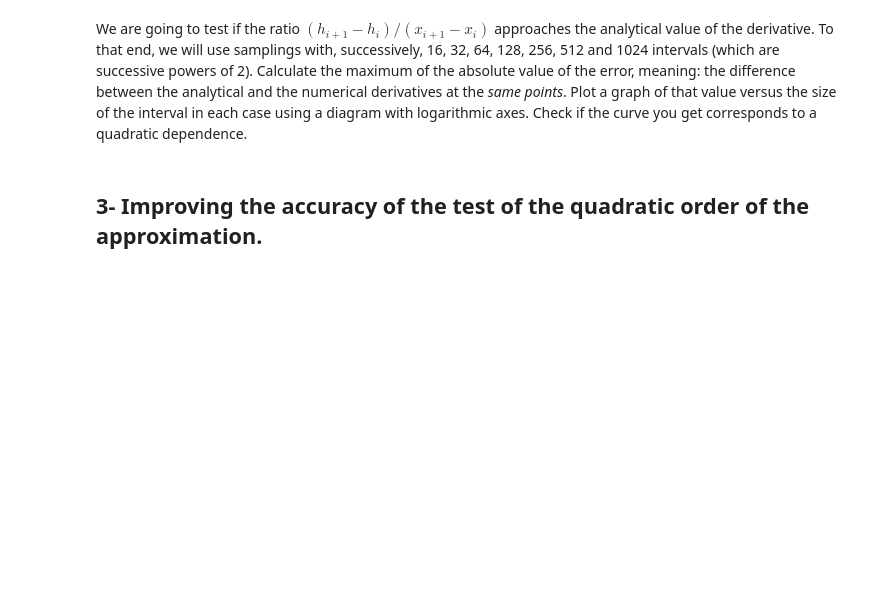
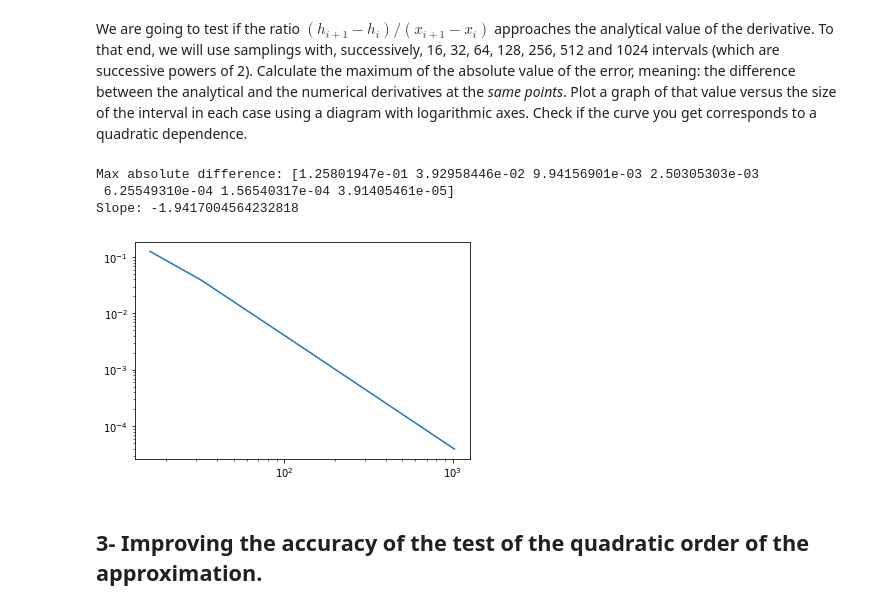
Before and after one commit to AST-Course/AST5110, a Jupyter notebook: ex_1a_v0.5.ipynb, the cells around one changed output. Drawn from its saved outputs; the diff is of its cells as text; code cells hidden in the pictures; blank space fills up the shorter version.

```diff
--- a/ex_1a_v0.5.ipynb
+++ b/ex_1a_v0.5.ipynb
@@ -172,6 +195,41 @@ plt.show()
 ## 2- Test of the quadratic order of the approximation.
 # %% [markdown]
 We are going to test if the ratio $(h_{i+1}-h_i)/(x_{i+1}-x_i)$ approaches the analytical value of the derivative. To that end, we will use samplings with, successively, 16, 32, 64, 128, 256, 512 and 1024 intervals (which are successive powers of 2). Calculate the maximum of the absolute value of the error, meaning: the difference between the analytical and the numerical derivatives at the _same points_. Plot a graph of that value versus the size of the interval in each case using a diagram with logarithmic axes. Check if the curve you get corresponds to a quadratic dependence.
+# %%
+
+
+nint_list2 = np.array([16, 32, 64, 128, 256, 512, 1024])
+diff_max = np.zeros(len(nint_list2))
+
+for i in range(len(nint_list2)):
+
+
+    nump = nint_list2[i] +1
+    x0 = -4.0
+    xf = 10.0
+    xx = np.arange(nump)/(nump-1.0)*(xf-x0) + x0
+
+    hp_num = deriv_dnw(xx, h(xx))
+
+    hp_a = hp_analytical(xx+(xx[1]- xx[0])/2)
+
+    diff = np.abs(hp_a[:-1] - hp_num)
+    diff_max[i] = np.max(diff)
+
+
+
+print("Max absolute difference:", diff_max)
+
+print("Slope:",(np.log(diff_max[0])-np.log(diff_max[-1]))/(np.log(16)-np.log(1024)))
+
+plt.plot(nint_list2, diff_max)
+plt.yscale("log")
+plt.xscale("log")
+# %% [output]
+Max absolute difference: [1.25801947e-01 3.92958446e-02 9.94156901e-03 2.50305303e-03
+ 6.25549310e-04 1.56540317e-04 3.91405461e-05]
+Slope: -1.9417004564232818
+[figure, added]
 # %% [markdown]
 ## 3- Improving the accuracy of the test of the quadratic order of the approximation.
 # %% [markdown]
```
Also changed, not shown: parts of 5 cells of this notebook.
